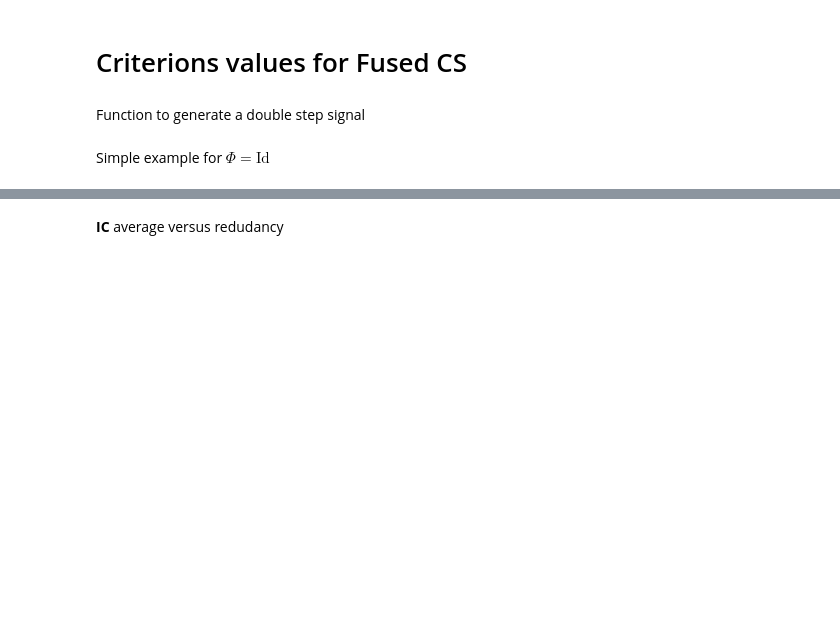
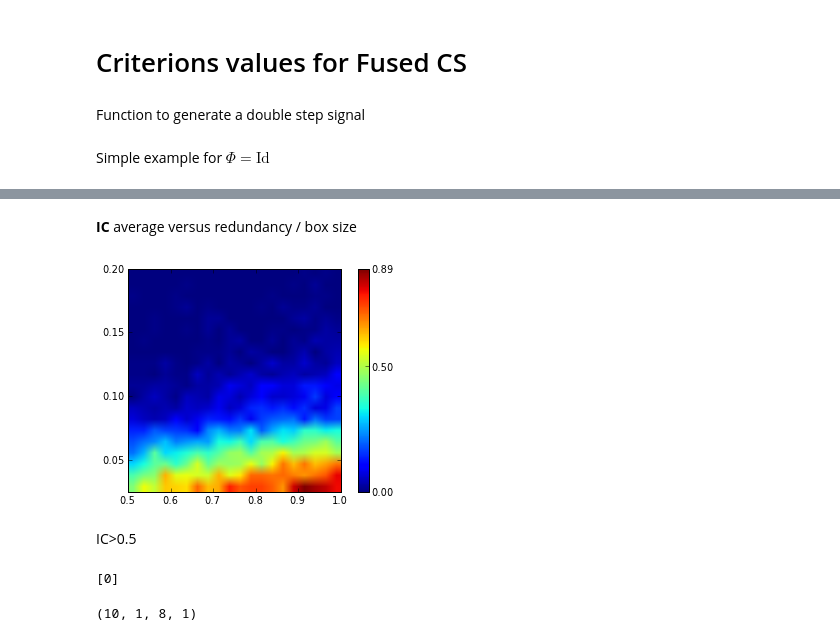
Before and after one commit to svaiter/robust_sparse_analysis_regularization, a Jupyter notebook: fused_cs.ipynb, the cells around one changed output, grey strips where cells are left out. Cells and saved outputs as stored; diff of their text form; code cells hidden in the pictures; blank space fills up the shorter version.

```diff
--- a/fused_cs.ipynb
+++ b/fused_cs.ipynb
@@ -17,6 +17,6 @@ Oh !IC       = 0.846153846154IC_noker = 0.846153846154wRC      = 3.52403846154
 [figure]
 # %% [markdown]
-**IC** average versus redudancy
+**IC** average versus redundancy / box size
 # %%
 def dummy(c):    n = 128    (eps, ratio, eta, trial) = c    D = fused_lasso_dict(n, eps=eps)    x = sig(n,eta,rho=0.1)    q = round(ratio*n)    Phi = randn(q,n)    return ic(D, Phi, x)    def grid_ratio_eta(n, eps_candidates, ratio_candidates, eta_candidates, trials):    import itertools    import multiprocessing as mp    pos = itertools.product(eps_candidates, ratio_candidates, eta_candidates, range(trials))    pool = mp.Pool()    res_tmp = pool.map_async(dummy, pos)    return res_tmp
 # %%
@@ -26,4 +26,8 @@ if False:    restmp=grid_ratio_eta(n, eps_candidates, ratio_candidates, eta_cand
 # %%
 res = np.swapaxes(restarr.reshape((4,20,20,100)), 0,3)
 # %%
-res_0 = np.mean(res[:,:,:,1], axis=0).Tm = amin(res_0)M = amax(res_0)fig = figure()ax = fig.add_subplot(111)cax = ax.imshow(res_0, extent=[ratio_candidates.min(), ratio_candidates.max(),                                eta_candidates.min(), eta_candidates.max()],                origin='lower',                aspect=3)#cax.set_cmap('spectral')cbar = fig.colorbar(cax, ticks=[m, 1, M])xticks()show()
+res_0 = np.mean(res[:,:,:,1] < 1, axis=0).Tm = amin(res_0)M = amax(res_0)fig = figure()ax = fig.add_subplot(111)cax = ax.imshow(res_0, extent=[ratio_candidates.min(), ratio_candidates.max(),                                eta_candidates.min(), eta_candidates.max()],                origin='lower',                aspect=3)#cax.set_cmap('spectral')cbar = fig.colorbar(cax, ticks=[m, 0.5, M])xticks()show()
+# %% [output]
+[figure, added]
+# %% [markdown]
+IC>0.5
@@ -30 +38,9 @@ res_0 = np.mean(res[:,:,:,1], axis=0).Tm = amin(res_0)M = amax(res_0)fig = figur
+# %%
+range(trials_per_settings)
+# %% [output]
+[0]
+# %%
+res = restarr.reshape((len(eps_candidates),1,len(eta_candidates),trials_per_settings))
+# %% [output]
+(10, 1, 8, 1)
 # %%
```
Also changed, not shown: parts of 7 cells of this notebook, 2 other files.
